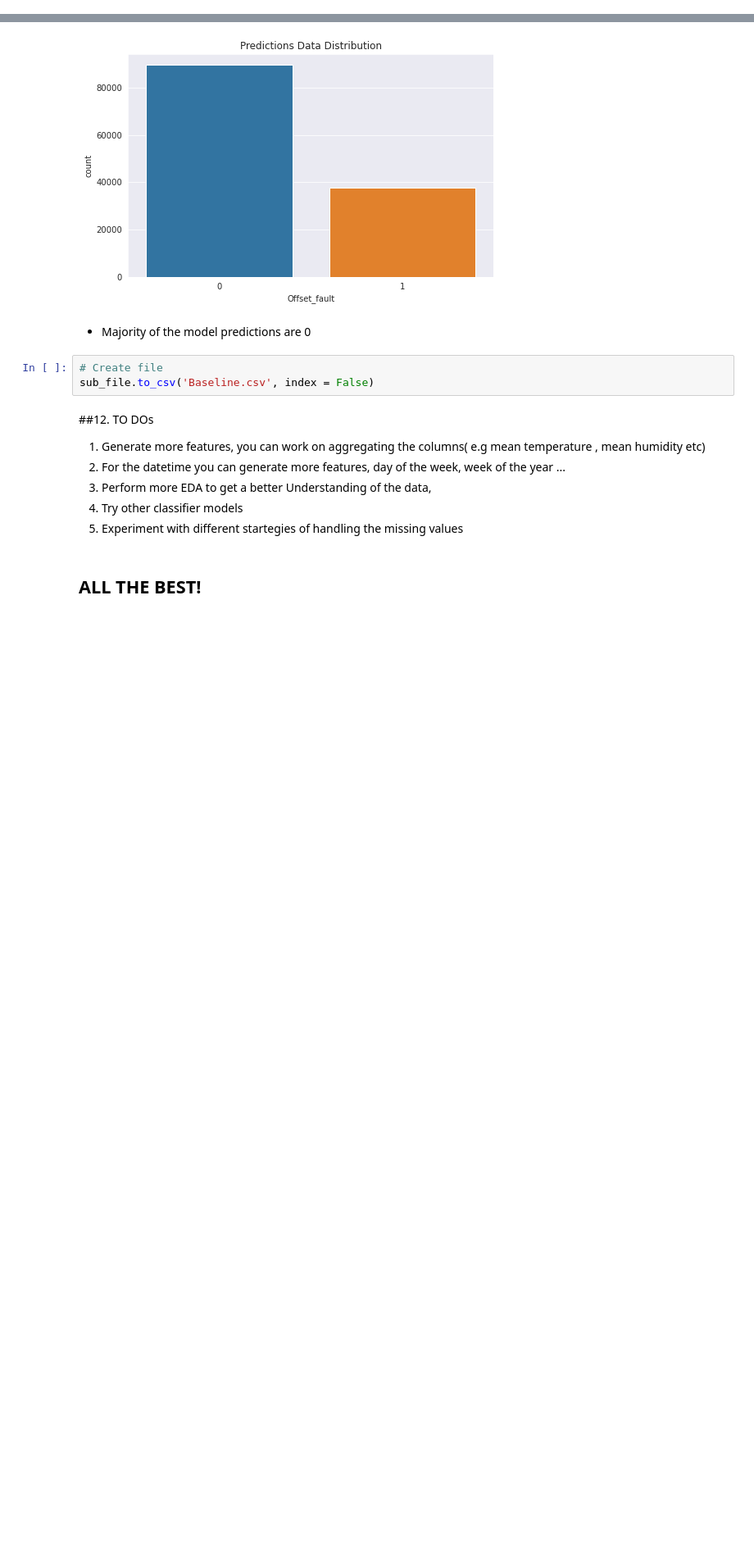
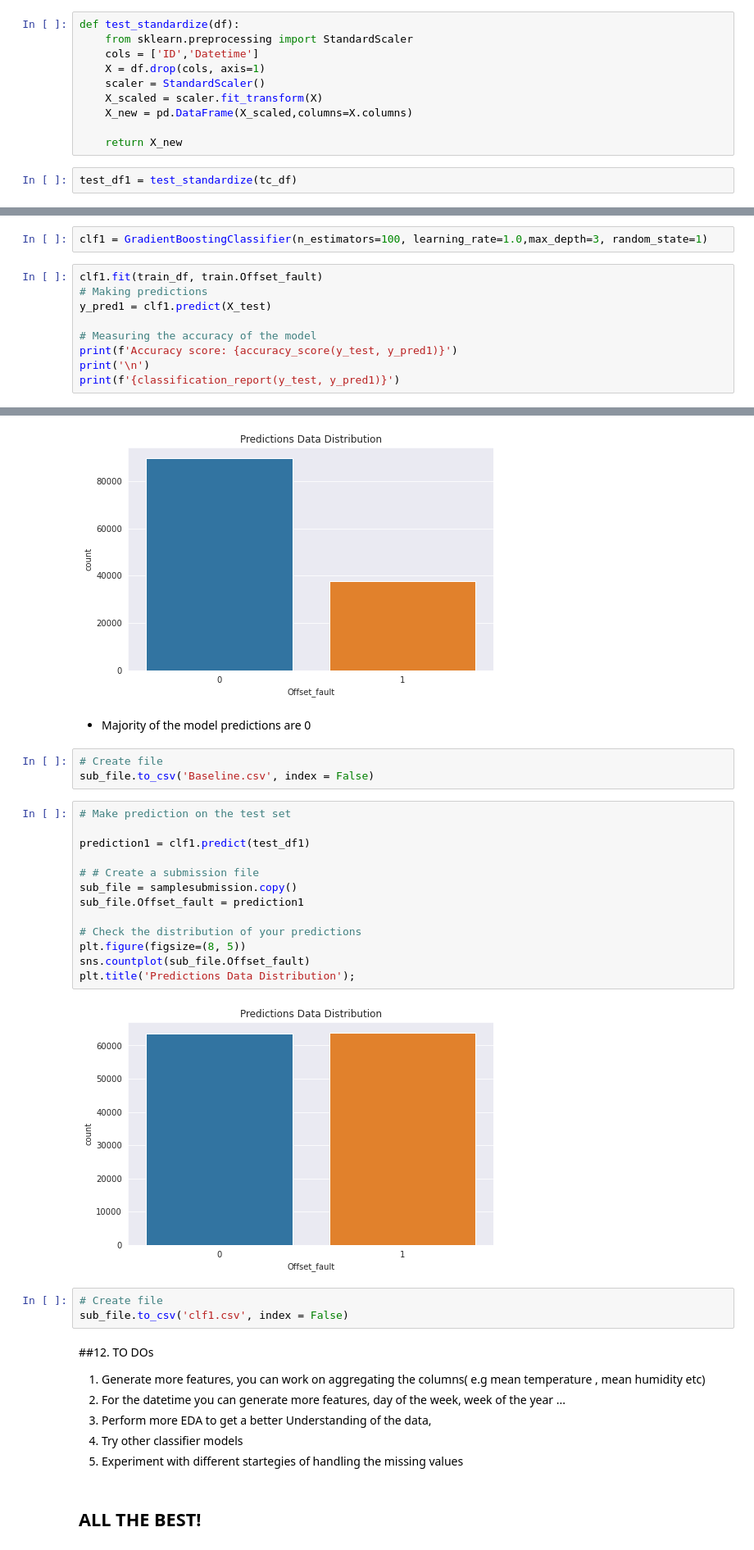
Before and after one commit to colinmburugu/UmojaHack, a Jupyter notebook: umojahack-africa-2022-beginner-challenge/Airqo_StarterNotebook.ipynb, the cells around one changed output, grey strips where cells are left out. Shown: that part at 82% size. Cells and saved outputs as stored; diff of their text form; blank space fills up the shorter version.

Commit message:
Gradient boosting classifier

```diff
--- a/umojahack-africa-2022-beginner-challenge/Airqo_StarterNotebook.ipynb
+++ b/umojahack-africa-2022-beginner-challenge/Airqo_StarterNotebook.ipynb
@@ -402,0 +436,12 @@ test.head()
+# %%
+def test_standardize(df):
+    from sklearn.preprocessing import StandardScaler
+    cols = ['ID','Datetime']
+    X = df.drop(cols, axis=1)
+    scaler = StandardScaler()
+    X_scaled = scaler.fit_transform(X)
+    X_new = pd.DataFrame(X_scaled,columns=X.columns)
+
+    return X_new
+# %%
+test_df1 = test_standardize(tc_df)
@@ -489,0 +541,11 @@ weighted avg       0.73      0.70      0.65     89154
+# %%
+clf1 = GradientBoostingClassifier(n_estimators=100, learning_rate=1.0,max_depth=3, random_state=1)
+# %%
+clf1.fit(train_df, train.Offset_fault)
+# Making predictions
+y_pred1 = clf1.predict(X_test)
+
+# Measuring the accuracy of the model
+print(f'Accuracy score: {accuracy_score(y_test, y_pred1)}')
+print('\n')
+print(f'{classification_report(y_test, y_pred1)}')
@@ -529,6 +603,24 @@ plt.title('Predictions Data Distribution');
 # %%
 # Create file
 sub_file.to_csv('Baseline.csv', index = False)
+# %%
+# Make prediction on the test set
+
+prediction1 = clf1.predict(test_df1)
+
+# # Create a submission file
+sub_file = samplesubmission.copy()
+sub_file.Offset_fault = prediction1
+
+# Check the distribution of your predictions
+plt.figure(figsize=(8, 5))
+sns.countplot(sub_file.Offset_fault)
+plt.title('Predictions Data Distribution');
+# %% [output]
+[figure, added]
+# %%
+# Create file
+sub_file.to_csv('clf1.csv', index = False)
 # %% [markdown]
 <a name="Tips"></a>
 ##12. TO DOs
```
Also changed, not shown: parts of 8 cells of this notebook, 1 other file.
